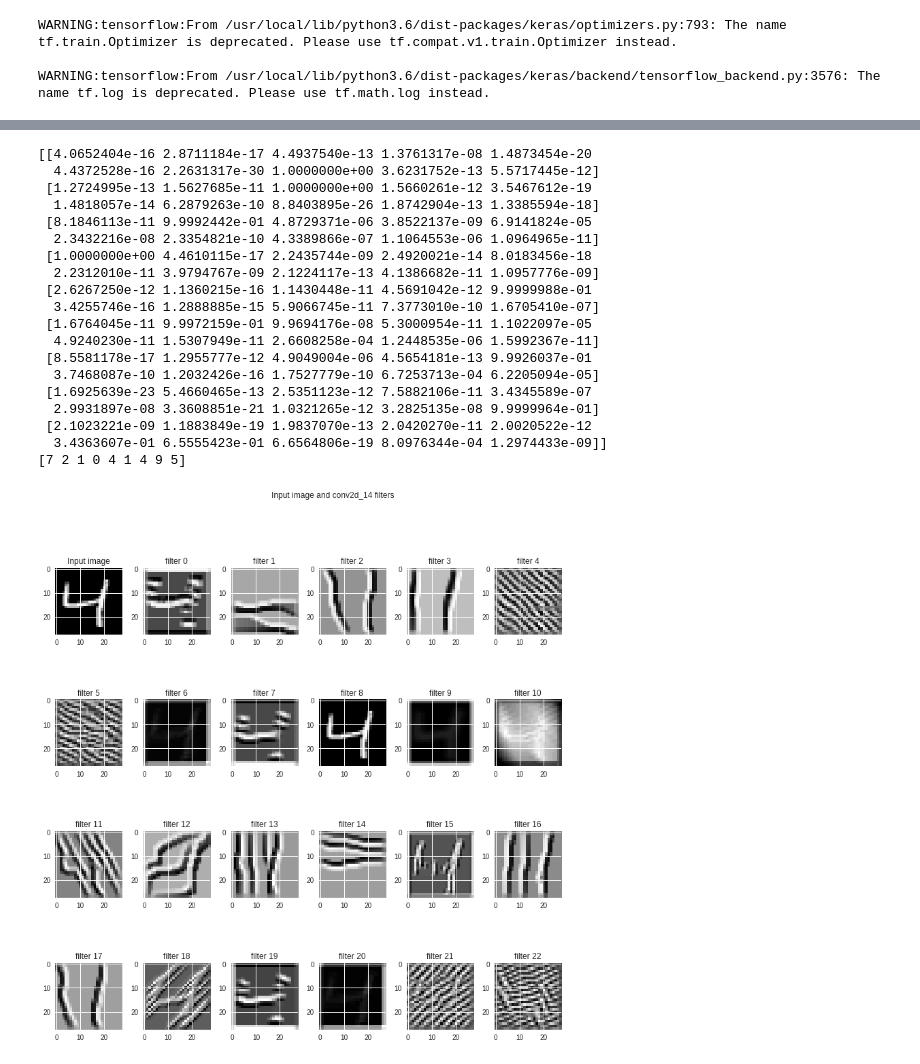
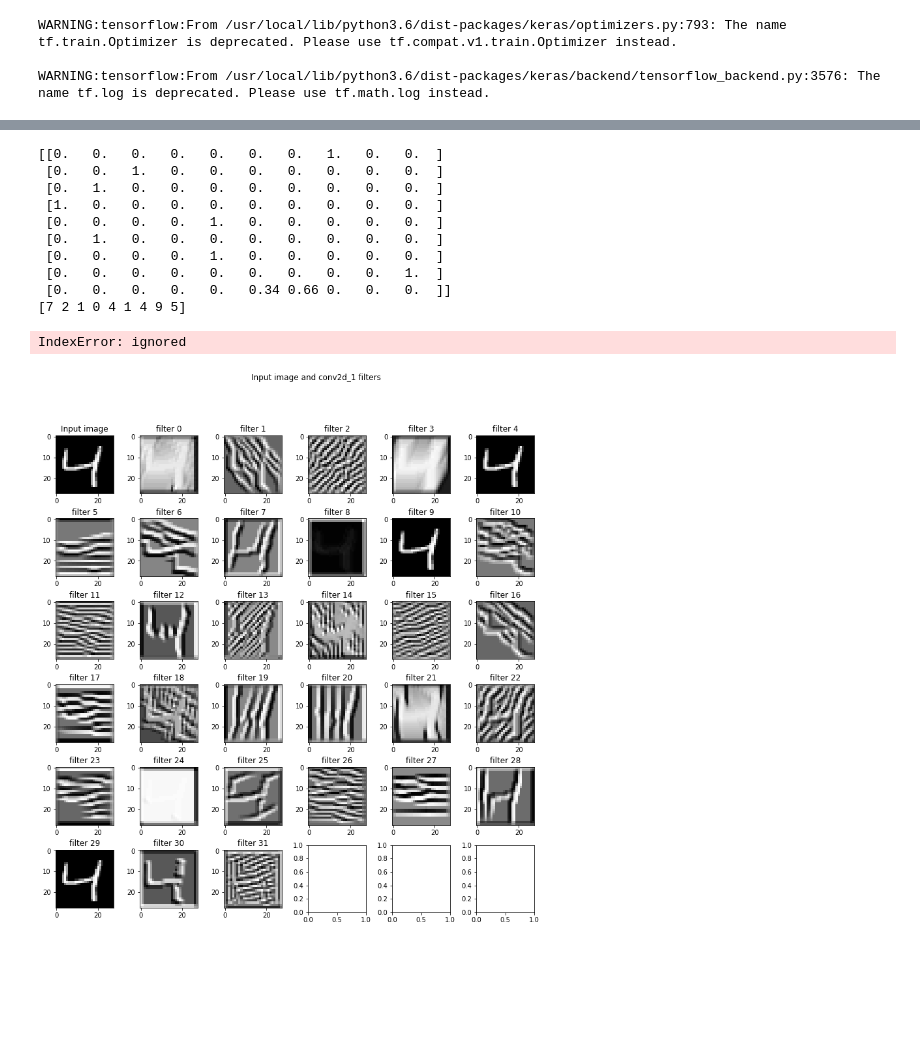
Before and after one commit to hksantosh/eip, a Jupyter notebook: week1/1st_DNN.ipynb, the cells around one changed output, grey strips where cells are left out. Saved outputs shown, nothing was run; the diff lists cells and outputs as text; code cells hidden in the pictures; blank space fills up the shorter version.

```diff
--- a/week1/1st_DNN.ipynb
+++ b/week1/1st_DNN.ipynb
@@ -109,7 +109,7 @@ from keras.layers import Activation
 model = Sequential()
 
 
-model.add(Convolution2D(32, 3, 3, activation='relu', input_shape=(28,28,1)))
+model.add(Convolution2D(64, 3, 3, activation='relu', input_shape=(28,28,1)))
 model.add(Convolution2D(10, 1, activation='relu'))
 model.add(Convolution2D(10, 26))
 model.add(Flatten())
@@ -150,5 +150,5 @@ WARNING:tensorflow:From /usr/local/lib/python3.6/dist-packages/keras/optimizers.
 
 WARNING:tensorflow:From /usr/local/lib/python3.6/dist-packages/keras/backend/tensorflow_backend.py:3576: The name tf.log is deprecated. Please use tf.math.log instead.
 # %%
-model.fit(X_train, Y_train, batch_size=32, nb_epoch=10, verbose=1)
+model.fit(X_train, Y_train, batch_size=32, epochs=20, verbose=1)
 # %% [output]
@@ -183,27 +182,18 @@ print(score)
 # %%
 y_pred = model.predict(X_test)
 # %%
-print(y_pred[:9])
+print(np.round(y_pred[:9],2))
 print(y_test[:9])
 # %% [output]
-[[4.0652404e-16 2.8711184e-17 4.4937540e-13 1.3761317e-08 1.4873454e-20
-  4.4372528e-16 2.2631317e-30 1.0000000e+00 3.6231752e-13 5.5717445e-12]
- [1.2724995e-13 1.5627685e-11 1.0000000e+00 1.5660261e-12 3.5467612e-19
-  1.4818057e-14 6.2879263e-10 8.8403895e-26 1.8742904e-13 1.3385594e-18]
- [8.1846113e-11 9.9992442e-01 4.8729371e-06 3.8522137e-09 6.9141824e-05
-  2.3432216e-08 2.3354821e-10 4.3389866e-07 1.1064553e-06 1.0964965e-11]
- [1.0000000e+00 4.4610115e-17 2.2435744e-09 2.4920021e-14 8.0183456e-18
-  2.2312010e-11 3.9794767e-09 2.1224117e-13 4.1386682e-11 1.0957776e-09]
- [2.6267250e-12 1.1360215e-16 1.1430448e-11 4.5691042e-12 9.9999988e-01
-  3.4255746e-16 1.2888885e-15 5.9066745e-11 7.3773010e-10 1.6705410e-07]
- [1.6764045e-11 9.9972159e-01 9.9694176e-08 5.3000954e-11 1.1022097e-05
-  4.9240230e-11 1.5307949e-11 2.6608258e-04 1.2448535e-06 1.5992367e-11]
- [8.5581178e-17 1.2955777e-12 4.9049004e-06 4.5654181e-13 9.9926037e-01
-  3.7468087e-10 1.2032426e-16 1.7527779e-10 6.7253713e-04 6.2205094e-05]
- [1.6925639e-23 5.4660465e-13 2.5351123e-12 7.5882106e-11 3.4345589e-07
-  2.9931897e-08 3.3608851e-21 1.0321265e-12 3.2825135e-08 9.9999964e-01]
- [2.1023221e-09 1.1883849e-19 1.9837070e-13 2.0420270e-11 2.0020522e-12
-  3.4363607e-01 6.5555423e-01 6.6564806e-19 8.0976344e-04 1.2974433e-09]]
+[[0.   0.   0.   0.   0.   0.   0.   1.   0.   0.  ]
+ [0.   0.   1.   0.   0.   0.   0.   0.   0.   0.  ]
+ [0.   1.   0.   0.   0.   0.   0.   0.   0.   0.  ]
+ [1.   0.   0.   0.   0.   0.   0.   0.   0.   0.  ]
+ [0.   0.   0.   0.   1.   0.   0.   0.   0.   0.  ]
+ [0.   1.   0.   0.   0.   0.   0.   0.   0.   0.  ]
+ [0.   0.   0.   0.   1.   0.   0.   0.   0.   0.  ]
+ [0.   0.   0.   0.   0.   0.   0.   0.   0.   1.  ]
+ [0.   0.   0.   0.   0.   0.34 0.66 0.   0.   0.  ]]
 [7 2 1 0 4 1 4 9 5]
 # %%
 layer_dict = dict([(layer.name, layer) for layer in model.layers])
@@ -230,7 +220,7 @@ def deprocess_image(x):
     return x
 
 def vis_img_in_filter(img = np.array(X_train[2]).reshape((1, 28, 28, 1)).astype(np.float64),
-                      layer_name = 'conv2d_14'):
+                      layer_name = 'conv2d_1'):
     layer_output = layer_dict[layer_name].output
     img_ascs = list()
     for filter_index in range(layer_output.shape[3]):
@@ -250,34 +240,35 @@ def vis_img_in_filter(img = np.array(X_train[2]).reshape((1, 28, 28, 1)).astype(
         # step size for gradient ascent
         step = 5.
 
         img_asc = np.array(img)
         # run gradient ascent for 20 steps
         for i in range(20):
             loss_value, grads_value = iterate([img_asc])
             img_asc += grads_value * step
 
         img_asc = img_asc[0]
         img_ascs.append(deprocess_image(img_asc).reshape((28, 28)))
 
-    if layer_output.shape[3] >= 35:
+    if layer_output.shape[3] > 23:
         plot_x, plot_y = 6, 6
-    elif layer_output.shape[3] >= 23:
+    elif layer_output.shape[3] > 11:
         plot_x, plot_y = 4, 6
-    elif layer_output.shape[3] >= 11:
+    elif layer_output.shape[3] > 1:
         plot_x, plot_y = 2, 6
     else:
         plot_x, plot_y = 1, 2
     fig, ax = plt.subplots(plot_x, plot_y, figsize = (12, 12))
     ax[0, 0].imshow(img.reshape((28, 28)), cmap = 'gray')
     ax[0, 0].set_title('Input image')
     fig.suptitle('Input image and %s filters' % (layer_name,))
     fig.tight_layout(pad = 0.3, rect = [0, 0, 0.9, 0.9])
     for (x, y) in [(i, j) for i in range(plot_x) for j in range(plot_y)]:
         if x == 0 and y == 0:
             continue
         ax[x, y].imshow(img_ascs[x * plot_y + y - 1], cmap = 'gray')
         ax[x, y].set_title('filter %d' % (x * plot_y + y - 1))
 
 vis_img_in_filter()
 # %% [output]
+IndexError: ignored
-[figure, old version]
+[figure, new version]
```
Also changed, not shown: parts of 3 cells of this notebook.
